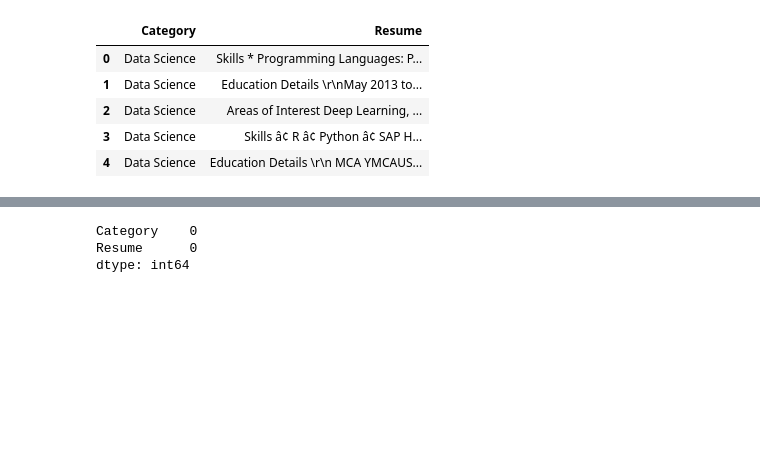
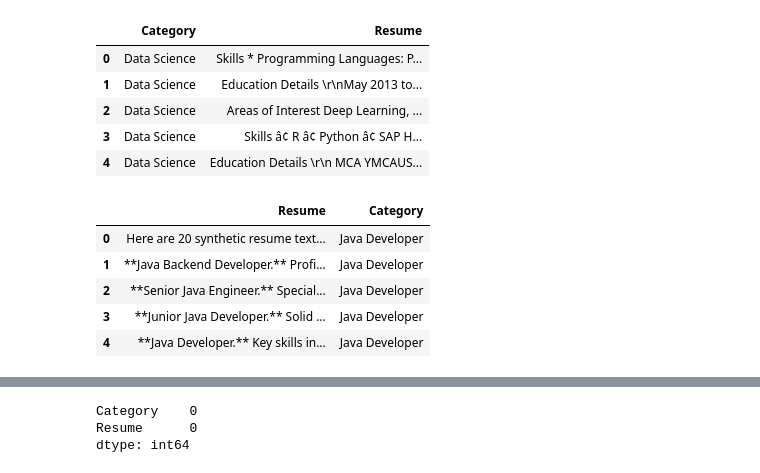
Before and after one commit to ahmed2402/Resume-Analysis-Hub, a Jupyter notebook: eda.ipynb, the cells around one changed output, grey strips where cells are left out. Saved outputs shown, nothing was run; the diff lists cells and outputs as text; code cells hidden in the pictures; blank space fills up the shorter version.

```diff
--- a/eda.ipynb
+++ b/eda.ipynb
@@ -40 +40,11 @@ df.head()
 | 4 | Data Science | Education Details \r\n MCA YMCAUS... |
+# %%
+synth_df = pd.read_csv('datasets/synthetic_resume_dataset.csv')
+synth_df.head()
+# %% [output]
+|  | Resume | Category |
+| 0 | Here are 20 synthetic resume text... | Java Developer |
+| 1 | **Java Backend Developer.** Profi... | Java Developer |
+| 2 | **Senior Java Engineer.** Special... | Java Developer |
+| 3 | **Junior Java Developer.** Solid ... | Java Developer |
+| 4 | **Java Developer.** Key skills in... | Java Developer |
```
Also changed, not shown: parts of 29 cells of this notebook, 10 other files.
